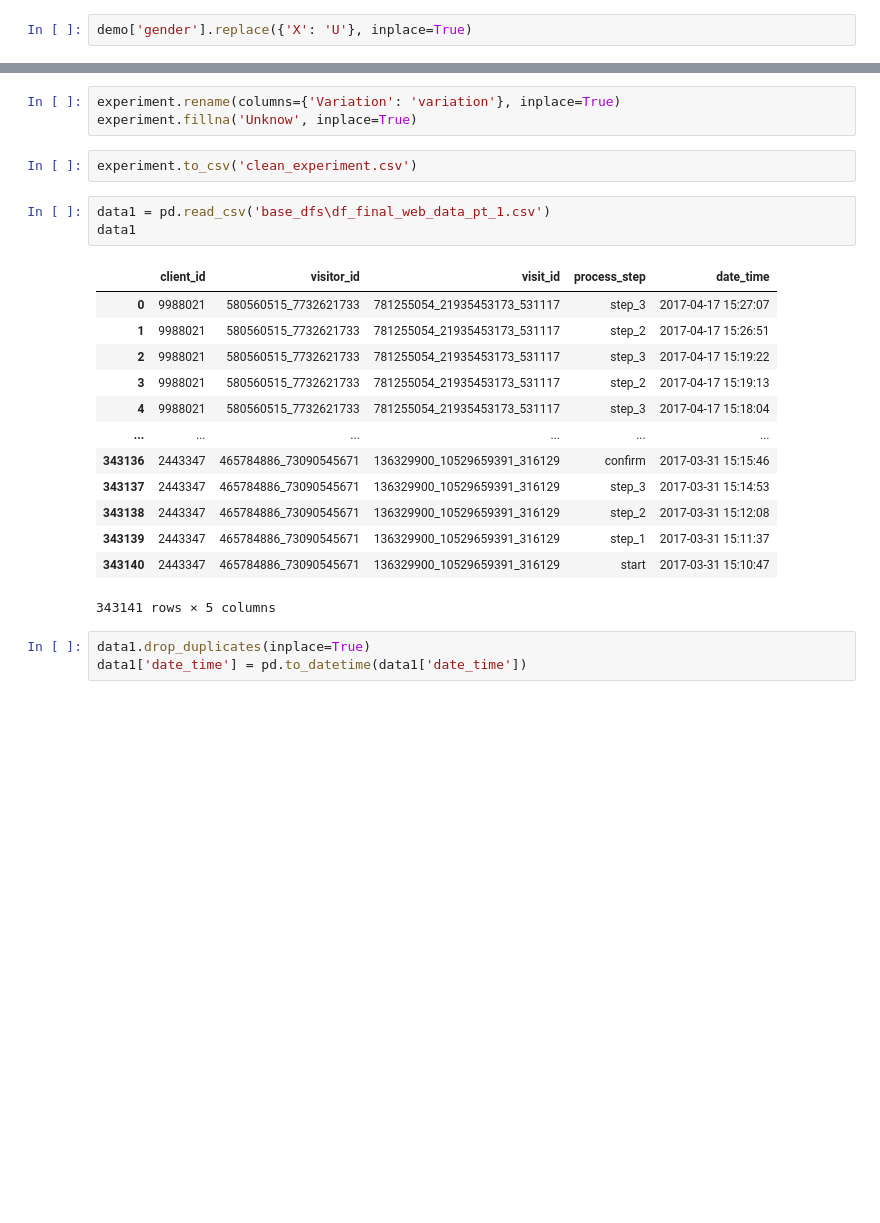
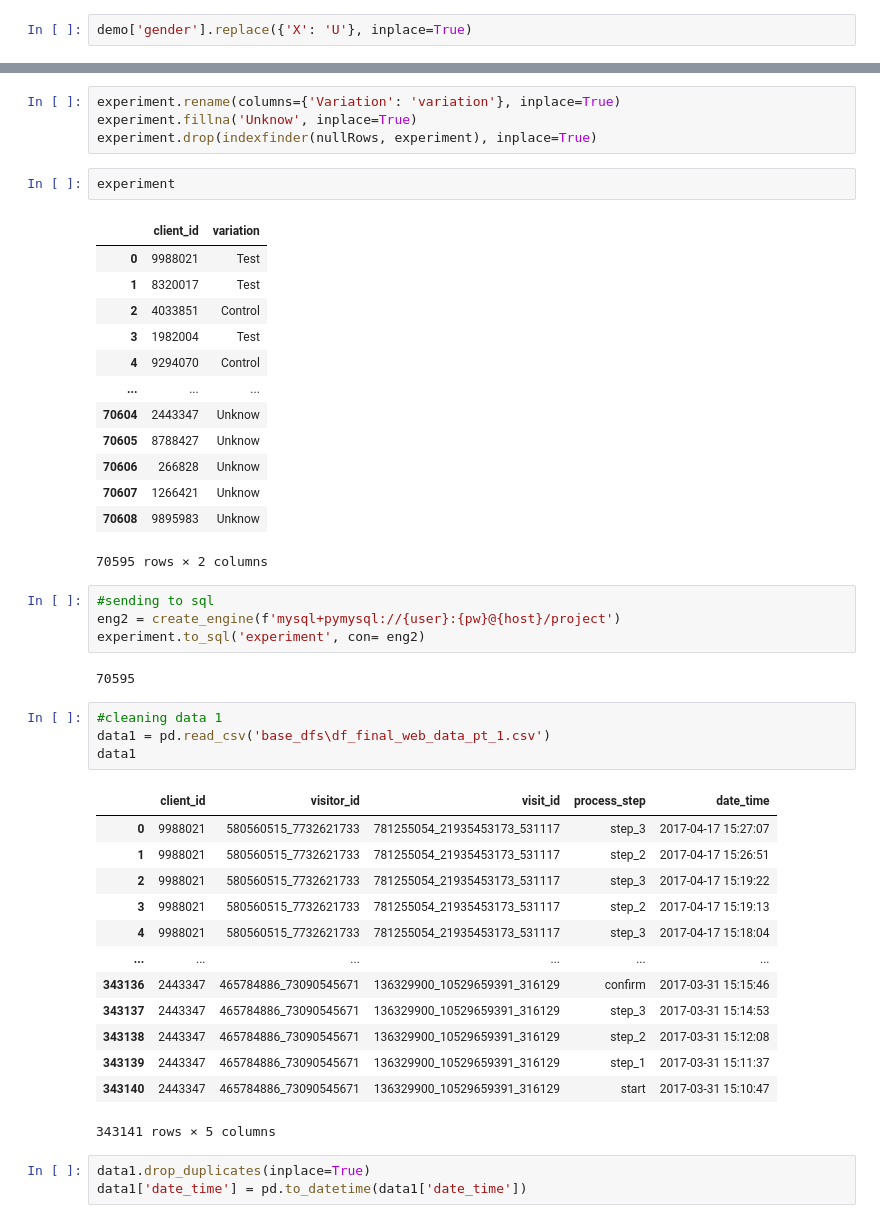
Before and after one commit to ElielVSAlmeida/Vanguard-ab-test, a Jupyter notebook: cleaning.ipynb, the cells around one changed output, grey strips where cells are left out. Saved outputs shown, nothing was run; the diff lists cells and outputs as text; blank space fills up the shorter version.

```diff
--- a/cleaning.ipynb
+++ b/cleaning.ipynb
@@ -46,9 +145,31 @@ experiment
 # %%
 experiment.rename(columns={'Variation': 'variation'}, inplace=True)
 experiment.fillna('Unknow', inplace=True)
+experiment.drop(indexfinder(nullRows, experiment), inplace=True)
-# %%
-experiment.to_csv('clean_experiment.csv')
+# %%
+experiment
+# %% [output]
+|  | client_id | variation |
+| 0 | 9988021 | Test |
+| 1 | 8320017 | Test |
+| 2 | 4033851 | Control |
+| 3 | 1982004 | Test |
+| 4 | 9294070 | Control |
+| ... | ... | ... |
+| 70604 | 2443347 | Unknow |
+| 70605 | 8788427 | Unknow |
+| 70606 | 266828 | Unknow |
+| 70607 | 1266421 | Unknow |
+| 70608 | 9895983 | Unknow |
+70595 rows × 2 columns
+# %%
+#sending to sql
+eng2 = create_engine(f'mysql+pymysql://{user}:{pw}@{host}/project')
+experiment.to_sql('experiment', con= eng2)
+# %% [output]
+70595
 # %%
+#cleaning data 1
 data1 = pd.read_csv('base_dfs\df_final_web_data_pt_1.csv')
 data1
 # %% [output]
```
Also changed, not shown: parts of 19 cells of this notebook, 5 other files.
